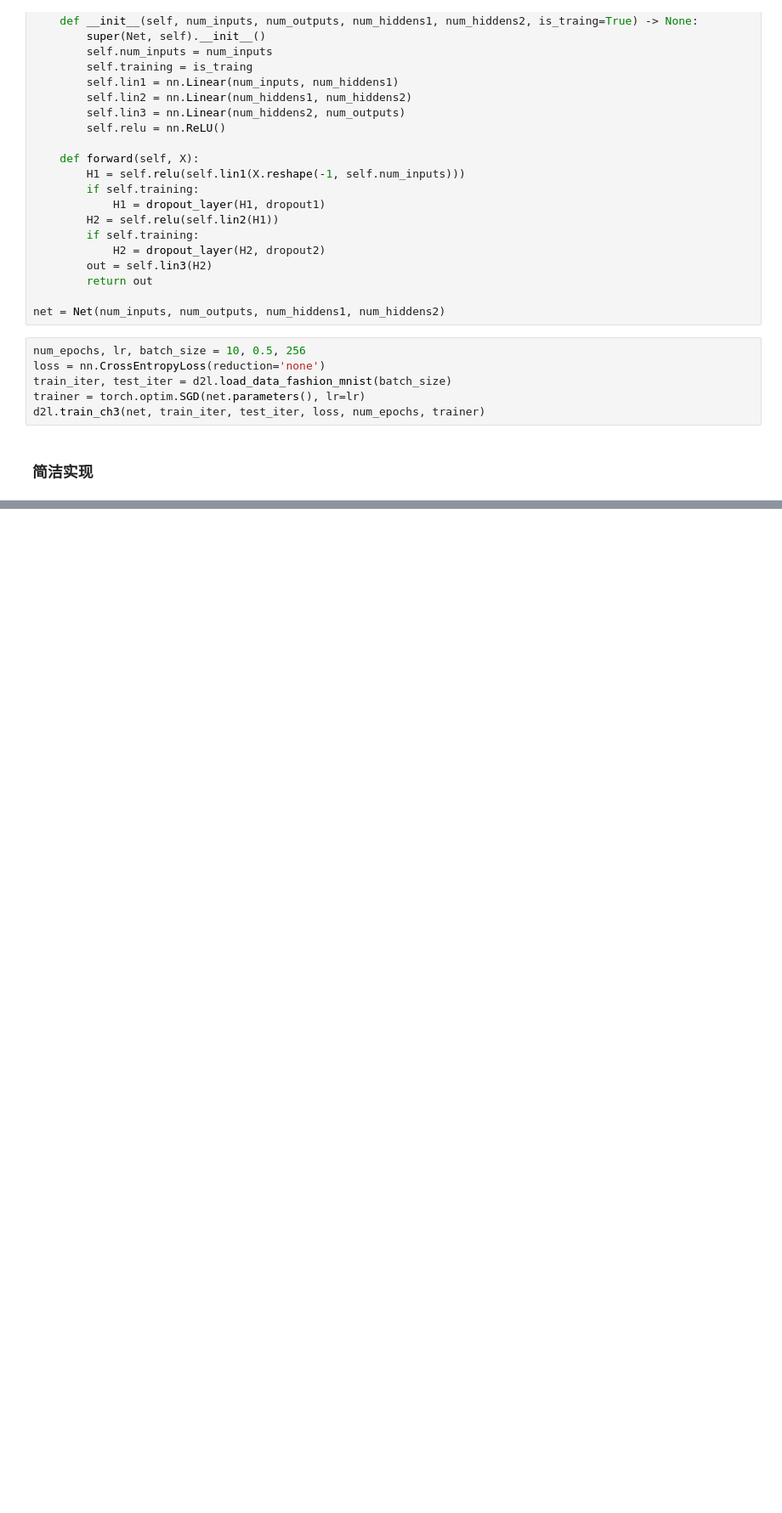
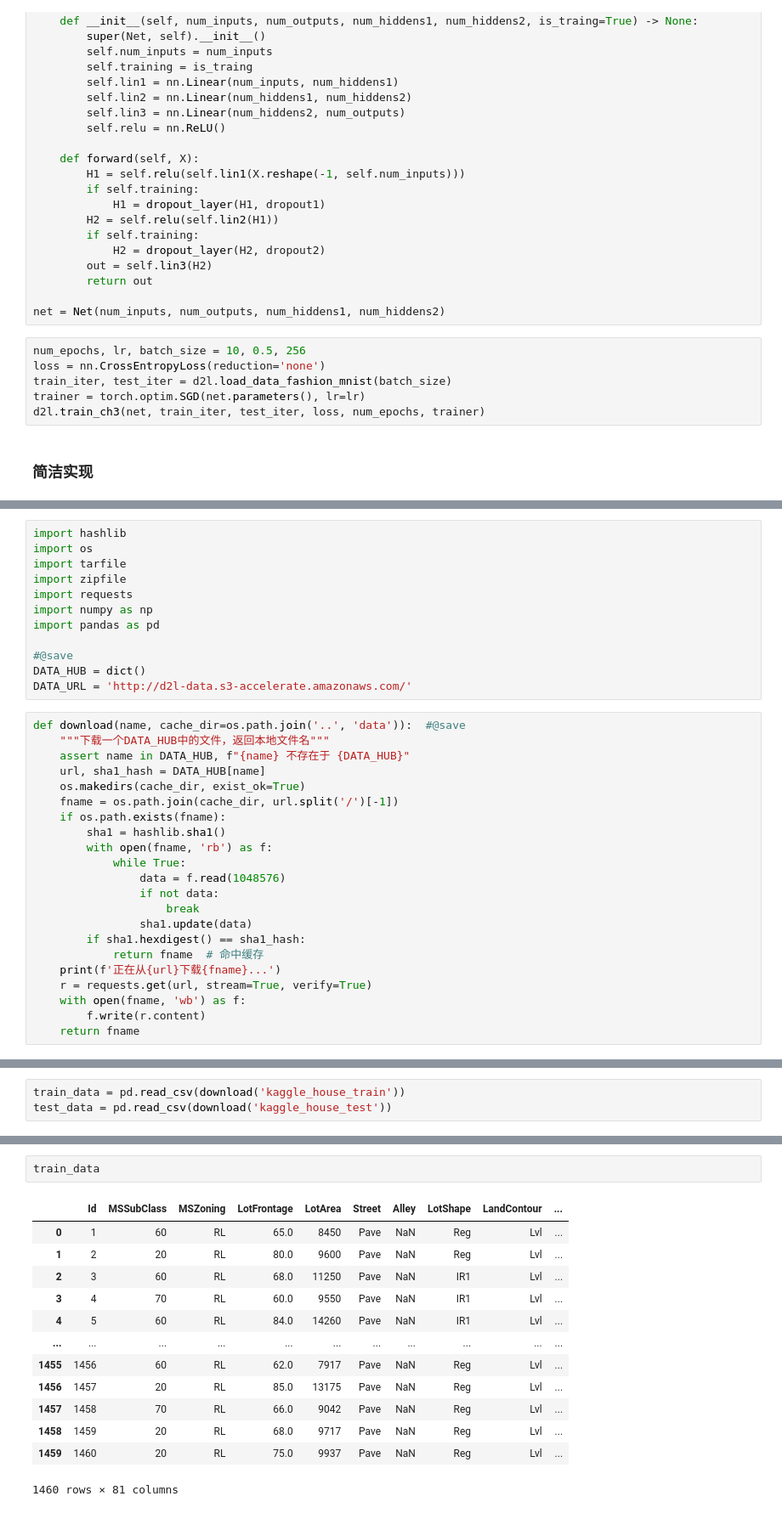
Before and after one commit to zhuxz0299/d2l-pytorch-practice, a Jupyter notebook: code/4-multilayer-perceptrons.ipynb, the cells around one changed output, grey strips where cells are left out. Shown at 85% size. Saved outputs shown, nothing was run; the diff lists cells and outputs as text; blank space fills up the shorter version.

Commit message:
kaggle-house-price-example

```diff
--- a/code/4-multilayer-perceptrons.ipynb
+++ b/code/4-multilayer-perceptrons.ipynb
@@ -230,0 +235,34 @@ for epoch in range(num_epochs):
+# %%
+import hashlib
+import os
+import tarfile
+import zipfile
+import requests
+import numpy as np
+import pandas as pd
+
+#@save
+DATA_HUB = dict()
+DATA_URL = 'http://d2l-data.s3-accelerate.amazonaws.com/'
+# %%
+def download(name, cache_dir=os.path.join('..', 'data')):  #@save
+    """下载一个DATA_HUB中的文件，返回本地文件名"""
+    assert name in DATA_HUB, f"{name} 不存在于 {DATA_HUB}"
+    url, sha1_hash = DATA_HUB[name]
+    os.makedirs(cache_dir, exist_ok=True)
+    fname = os.path.join(cache_dir, url.split('/')[-1])
+    if os.path.exists(fname):
+        sha1 = hashlib.sha1()
+        with open(fname, 'rb') as f:
+            while True:
+                data = f.read(1048576)
+                if not data:
+                    break
+                sha1.update(data)
+        if sha1.hexdigest() == sha1_hash:
+            return fname  # 命中缓存
+    print(f'正在从{url}下载{fname}...')
+    r = requests.get(url, stream=True, verify=True)
+    with open(fname, 'wb') as f:
+        f.write(r.content)
+    return fname
@@ -230,0 +292,3 @@ for epoch in range(num_epochs):
+# %%
+train_data = pd.read_csv(download('kaggle_house_train'))
+test_data = pd.read_csv(download('kaggle_house_test'))
@@ -230,0 +304,16 @@ for epoch in range(num_epochs):
+# %%
+train_data
+# %% [output]
+|  | Id | MSSubClass | MSZoning | LotFrontage | LotArea | Street | Alley | LotShape | LandContour | ... |
+| 0 | 1 | 60 | RL | 65.0 | 8450 | Pave | NaN | Reg | Lvl | ... |
+| 1 | 2 | 20 | RL | 80.0 | 9600 | Pave | NaN | Reg | Lvl | ... |
+| 2 | 3 | 60 | RL | 68.0 | 11250 | Pave | NaN | IR1 | Lvl | ... |
+| 3 | 4 | 70 | RL | 60.0 | 9550 | Pave | NaN | IR1 | Lvl | ... |
+| 4 | 5 | 60 | RL | 84.0 | 14260 | Pave | NaN | IR1 | Lvl | ... |
+| ... | ... | ... | ... | ... | ... | ... | ... | ... | ... | ... |
+| 1455 | 1456 | 60 | RL | 62.0 | 7917 | Pave | NaN | Reg | Lvl | ... |
+| 1456 | 1457 | 20 | RL | 85.0 | 13175 | Pave | NaN | Reg | Lvl | ... |
+| 1457 | 1458 | 70 | RL | 66.0 | 9042 | Pave | NaN | Reg | Lvl | ... |
+| 1458 | 1459 | 20 | RL | 68.0 | 9717 | Pave | NaN | Reg | Lvl | ... |
+| 1459 | 1460 | 20 | RL | 75.0 | 9937 | Pave | NaN | Reg | Lvl | ... |
+1460 rows × 81 columns
```
Also changed, not shown: parts of 18 cells of this notebook, 3 other files.
